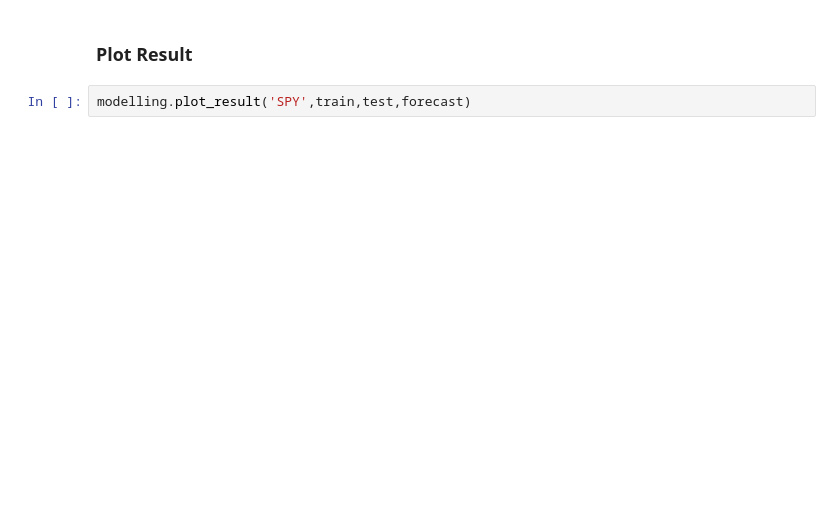
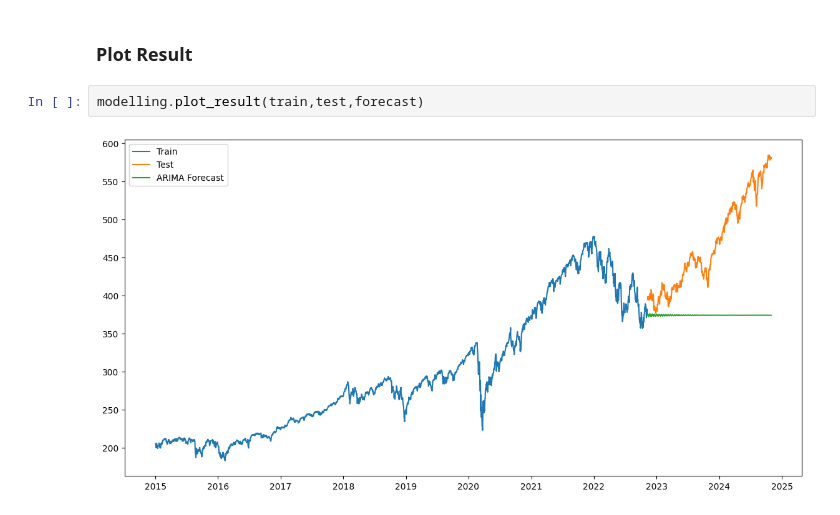
Before and after one commit to wolderufael/Time-Series-Forecasting-for-Portfolio-Management-Optimization, a Jupyter notebook: notebook/ARIMA_model.ipynb, the cells around one changed output. Drawn from its saved outputs; the diff is of its cells as text; blank space fills up the shorter version.

```diff
--- a/notebook/ARIMA_model.ipynb
+++ b/notebook/ARIMA_model.ipynb
@@ -147,4 +169,6 @@ modelling.evaluate_arima_model(test,forecast)
 # %% [markdown]
 ### **Plot Result**
 # %%
-modelling.plot_result('SPY',train,test,forecast)
+modelling.plot_result(train,test,forecast)
+# %% [output]
+[figure, added]
```
Also changed, not shown: parts of 6 cells of this notebook, 2 other files.
